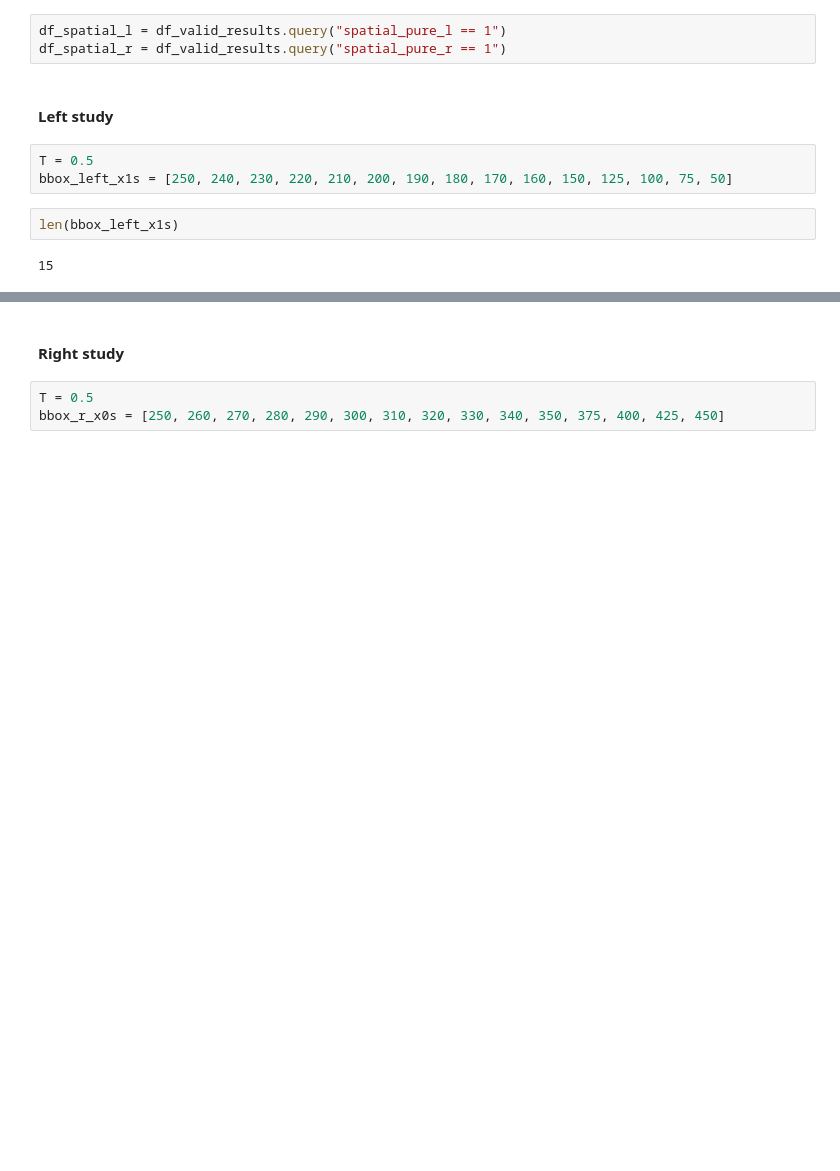
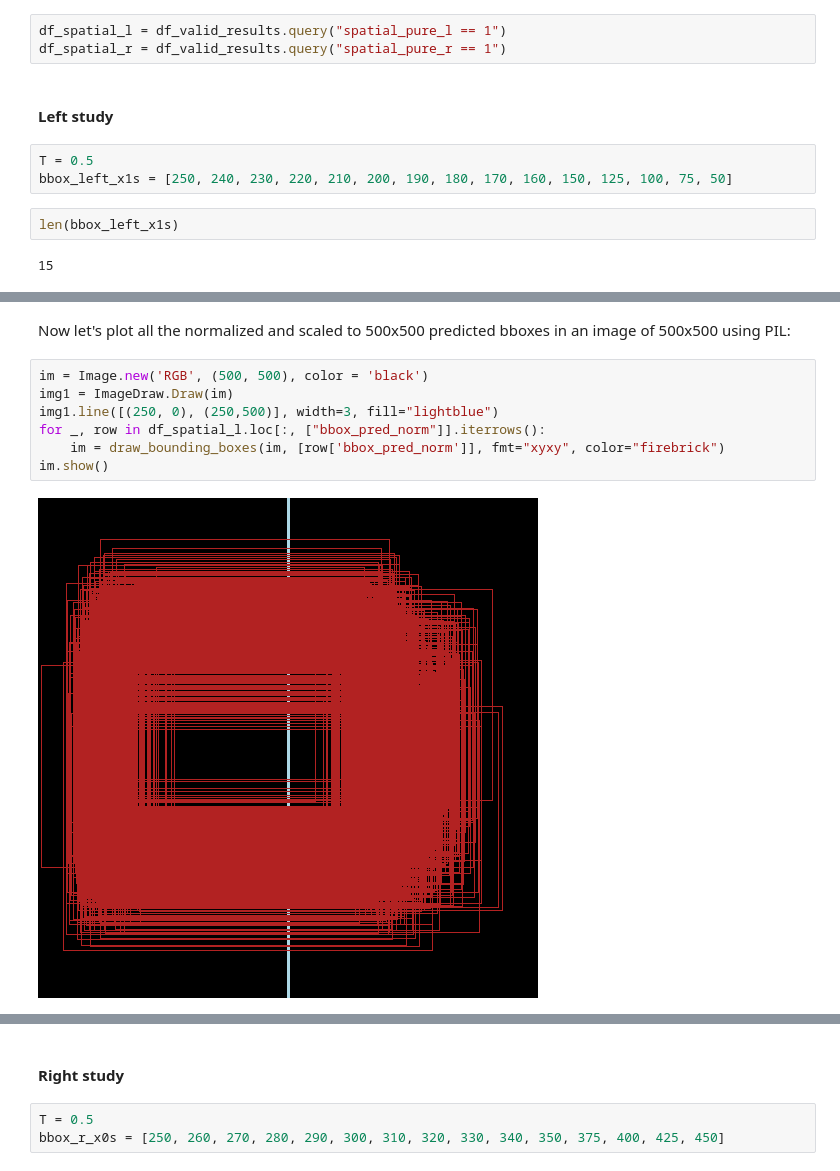
Before and after one commit to nhm-7/rec, a Jupyter notebook: notebooks/02_NH_spatial_pure_and_bboxes_overlapping.ipynb, the cells around one changed output, grey strips where cells are left out. Cells and saved outputs as stored; diff of their text form; blank space fills up the shorter version.

```diff
--- a/notebooks/02_NH_spatial_pure_and_bboxes_overlapping.ipynb
+++ b/notebooks/02_NH_spatial_pure_and_bboxes_overlapping.ipynb
@@ -189,0 +207,11 @@ plt.show()
+# %% [markdown]
+Now let's plot all the normalized and scaled to 500x500 predicted bboxes in an image of 500x500 using PIL:
+# %%
+im = Image.new('RGB', (500, 500), color = 'black')
+img1 = ImageDraw.Draw(im)
+img1.line([(250, 0), (250,500)], width=3, fill="lightblue")
+for _, row in df_spatial_l.loc[:, ["bbox_pred_norm"]].iterrows():
+    im = draw_bounding_boxes(im, [row['bbox_pred_norm']], fmt="xyxy", color="firebrick")
+im.show()
+# %% [output]
+[figure, added]
```
Also changed, not shown: parts of 13 cells of this notebook, 1 other file.
